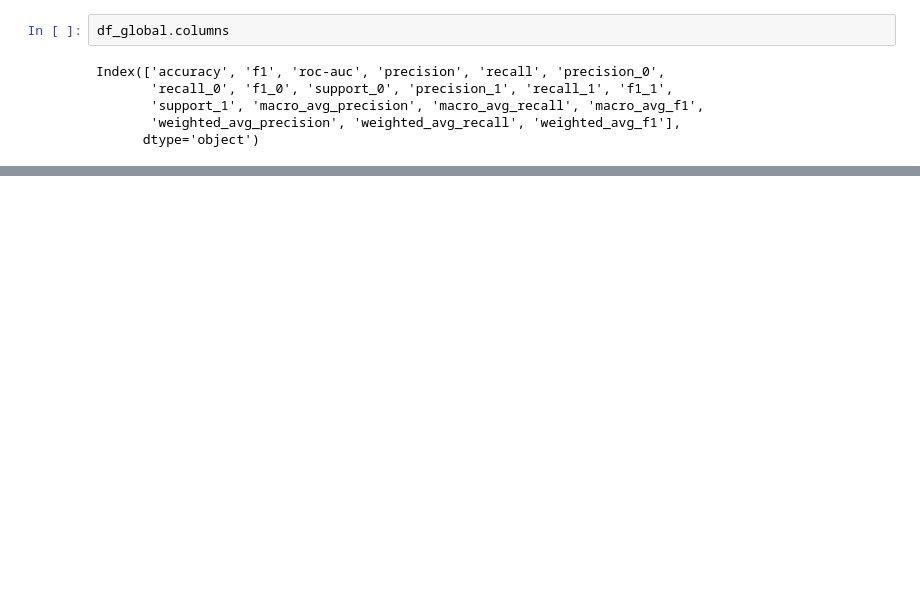
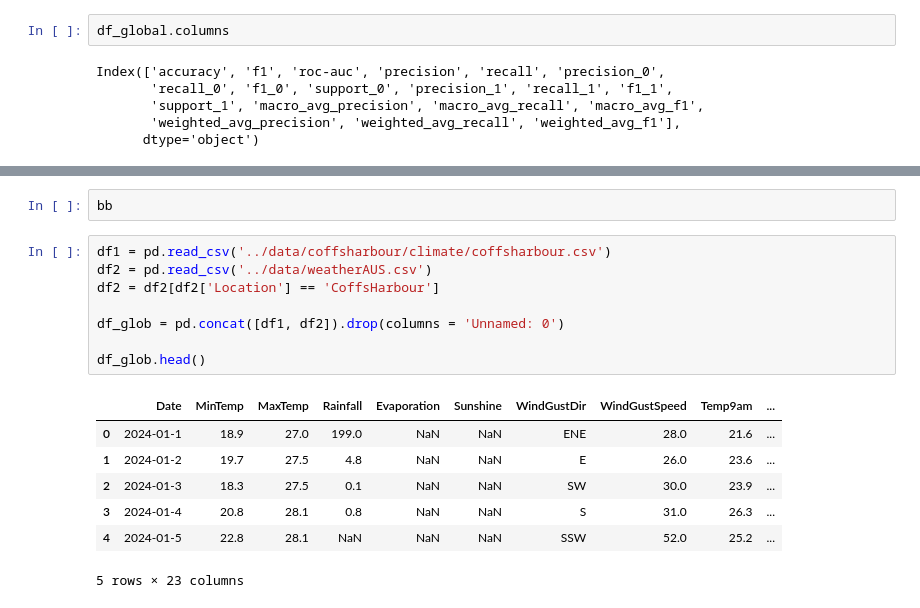
Before and after one commit to alastirm/NOV24_MLOPS_METEO, a Jupyter notebook: src2/test.ipynb, the cells around one changed output, grey strips where cells are left out. Saved outputs shown, nothing was run; the diff lists cells and outputs as text; blank space fills up the shorter version.

```diff
--- a/src2/test.ipynb
+++ b/src2/test.ipynb
@@ -584,0 +701,18 @@ print(df_global['weighted_avg_f1'].mean())
+# %%
+bb
+# %%
+df1 = pd.read_csv('../data/coffsharbour/climate/coffsharbour.csv')
+df2 = pd.read_csv('../data/weatherAUS.csv')
+df2 = df2[df2['Location'] == 'CoffsHarbour']
+
+df_glob = pd.concat([df1, df2]).drop(columns = 'Unnamed: 0')
+
+df_glob.head()
+# %% [output]
+|  | Date | MinTemp | MaxTemp | Rainfall | Evaporation | Sunshine | WindGustDir | WindGustSpeed | Temp9am | ... |
+| 0 | 2024-01-1 | 18.9 | 27.0 | 199.0 | NaN | NaN | ENE | 28.0 | 21.6 | ... |
+| 1 | 2024-01-2 | 19.7 | 27.5 | 4.8 | NaN | NaN | E | 26.0 | 23.6 | ... |
+| 2 | 2024-01-3 | 18.3 | 27.5 | 0.1 | NaN | NaN | SW | 30.0 | 23.9 | ... |
+| 3 | 2024-01-4 | 20.8 | 28.1 | 0.8 | NaN | NaN | S | 31.0 | 26.3 | ... |
+| 4 | 2024-01-5 | 22.8 | 28.1 | NaN | NaN | NaN | SSW | 52.0 | 25.2 | ... |
+5 rows × 23 columns
```
Also changed, not shown: parts of 19 cells of this notebook.
